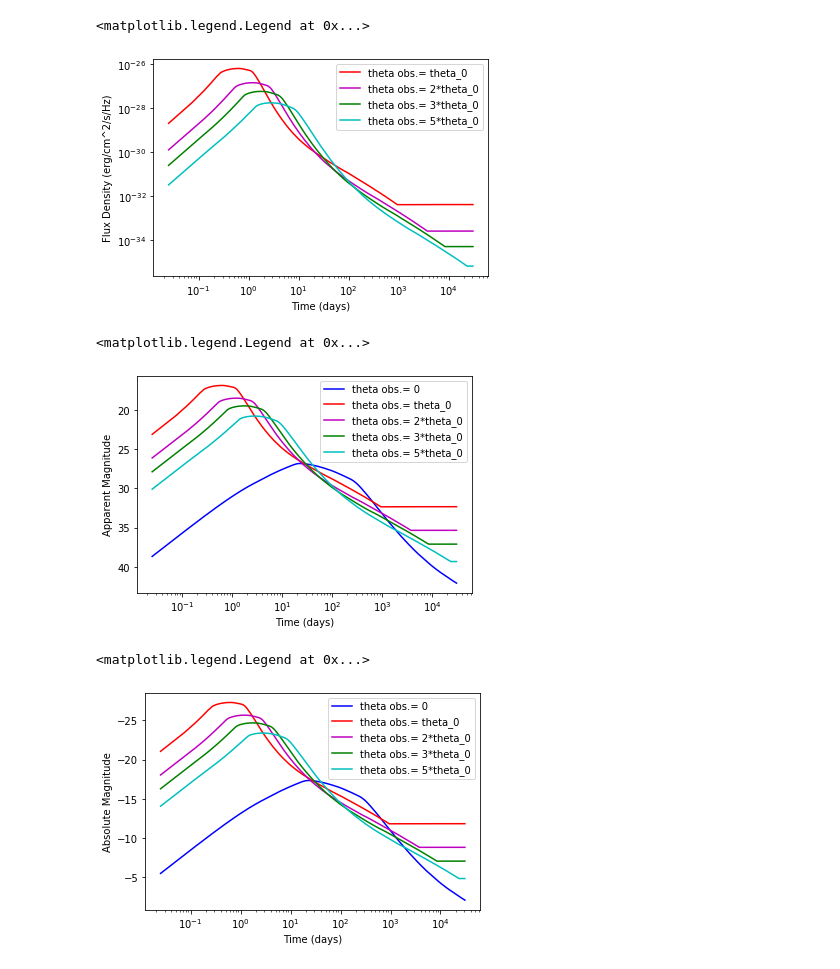
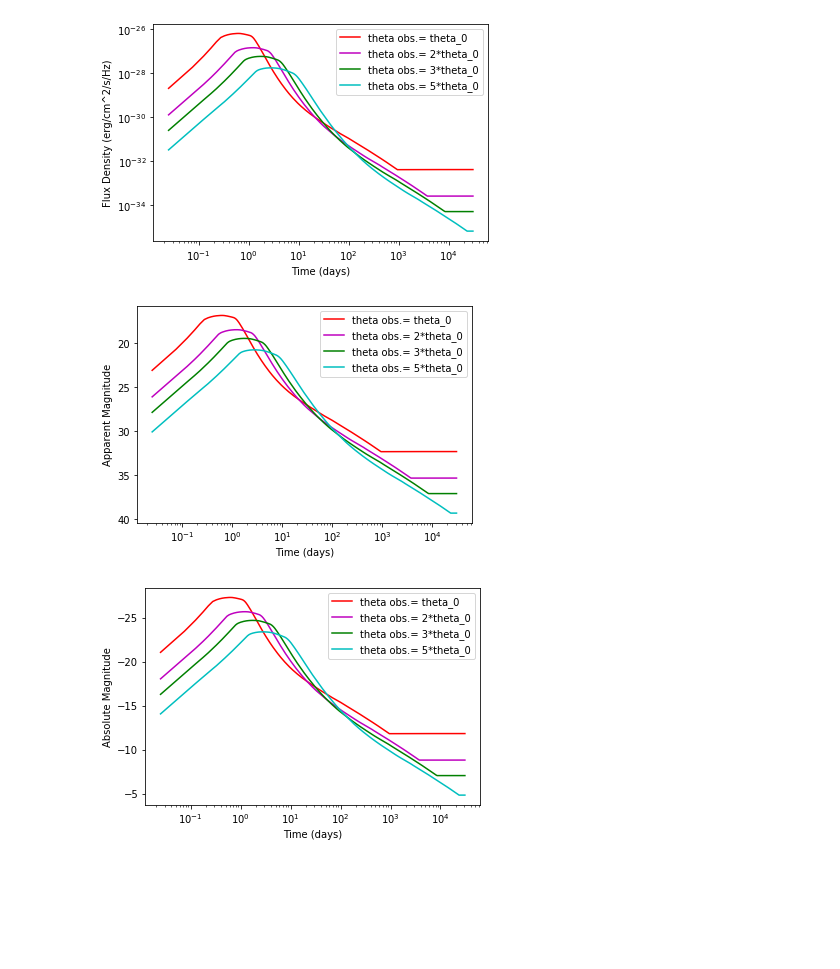
Before and after one commit to caitlin-king/summer-project, a Jupyter notebook: Off-Axis_curve_arbitrary_values.ipynb, the cells around one changed output. Saved outputs shown, nothing was run; the diff lists cells and outputs as text; code cells hidden in the pictures; blank space fills up the shorter version.

```diff
--- a/Off-Axis_curve_arbitrary_values.ipynb
+++ b/Off-Axis_curve_arbitrary_values.ipynb
@@ -10,29 +10,25 @@ t_0 = data[:,0]
 F_nu = data[:,1]
 
 
-def arbitrary_eqns(t_0, F_nu):
+theta_0 = math.pi/18
+E_52 = 80
+n_0 = 1
+z = 1
+theta_obs = 0.5
+theta_obs1 = theta_0
+theta_obs2 = 2*theta_0
+theta_obs3 = 3*theta_0
+theta_obs4 = 5*theta_0
 
-    theta_0 = math.pi/18
-    E_52 = 80
-    n_0 = 1
-    z = 1
-    theta_obs = 0.001
-    theta_obs1 = theta_0
-    theta_obs2 = 2*theta_0
-    theta_obs3 = 3*theta_0
-    theta_obs4 = 5*theta_0
+t_jetsec = (6.2*(1+z)*((E_52/n_0)**(1/3))*((theta_0/0.1)**(8/3)))*60
 
-    t_jetsec = (6.2*(1+z)*((E_52/n_0)**(1/3))*((theta_0/0.1)**(8/3)))*60
+gamma = (theta_0**(-1))*((t_0/t_jetsec)**(-1/2))         #equation for t_0 > t_jet
 
-    gamma = (theta_0**(-1))*((t_0/tjet_sec)**(-1/2))         #equation for t_0 > t_jet
-
-    a = 1/((1+gamma**2)*(theta_obs**2))
-    a_theta = 1/((1+gamma**2)*(theta_obs1**2))
-    a_2theta = 1/((1+gamma**2)*(theta_obs2**2))
-    a_3theta = 1/((1+gamma**2)*(theta_obs3**2))
-    a_5theta = 1/((1+gamma**2)*(theta_obs4**2))
-
-    return a, a_theta, a_2theta, a_3theta, a_5theta
+a = 1/((1+gamma**2)*(theta_obs**2))
+a_theta = 1/((1+gamma**2)*(theta_obs1**2))
+a_2theta = 1/((1+gamma**2)*(theta_obs2**2))
+a_3theta = 1/((1+gamma**2)*(theta_obs3**2))
+a_5theta = 1/((1+gamma**2)*(theta_obs4**2))
 # %%
 #The off-axis light curve with both the arbitrary frequency and time functions combined
 
@@ -111,48 +90,48 @@ plt.yscale('log')
 plt.xlabel('Time (days)')
 plt.ylabel('Flux Density (erg/cm^2/s/Hz)')
 plt.legend()
+plt.savefig("OffAxflux.png")
 # %% [output]
-<matplotlib.legend.Legend at 0x...>
 [figure]
 # %%
 
 
 #Plots of apparent and absolute AB magnitudes for various theta observed values
 
 m_AB = -2.5*np.log10(Fnu_off)-48.60
 m1_AB = -2.5*np.log10(Fnu_off1)-48.60
 m2_AB = -2.5*np.log10(Fnu_off2)-48.60
 m3_AB = -2.5*np.log10(Fnu_off3)-48.60
 m4_AB = -2.5*np.log10(Fnu_off4)-48.60
 
 d = D*(3.24078*pow(10, -19))
 
 M_AB = m_AB-5*np.log10(d)+5
 M1_AB = m1_AB-5*np.log10(d)+5
 M2_AB = m2_AB-5*np.log10(d)+5
 M3_AB = m3_AB-5*np.log10(d)+5
 M4_AB = m4_AB-5*np.log10(d)+5
 
 
-plt.plot(t_days, m_AB, "b-", label='theta obs.= 0')         #plot of time in days vs. apparent magnitude
+#plt.plot(t_days, m_AB, "b-", label='theta obs.= 0')         #plot of time in days vs. apparent magnitude
 plt.plot(t_days, m1_AB, "r-", label='theta obs.= theta_0')
 plt.plot(t_days, m2_AB, "m-", label='theta obs.= 2*theta_0')
 plt.plot(t_days, m3_AB, "g-", label='theta obs.= 3*theta_0')
 plt.plot(t_days, m4_AB, "c-", label='theta obs.= 5*theta_0')
 
 
 plt.xlabel('Time (days)')
 plt.ylabel('Apparent Magnitude')
 plt.xscale('log')
 plt.gca().invert_yaxis()
 plt.legend()
+plt.savefig("OffAxappmag.png")
 # %% [output]
-<matplotlib.legend.Legend at 0x...>
-[figure, old version]
+[figure, new version]
 # %%
 
 
-plt.plot(t_days, M_AB, "b-", label='theta obs.= 0')         #plot of time in days vs. absolute magnitude
+#plt.plot(t_days, M_AB, "b-", label='theta obs.= 0')         #plot of time in days vs. absolute magnitude
 plt.plot(t_days, M1_AB, "r-", label='theta obs.= theta_0')
 plt.plot(t_days, M2_AB, "m-", label='theta obs.= 2*theta_0')
 plt.plot(t_days, M3_AB, "g-", label='theta obs.= 3*theta_0')
@@ -164,6 +143,6 @@ plt.ylabel('Absolute Magnitude')
 plt.xscale('log')
 plt.gca().invert_yaxis()
 plt.legend()
+plt.savefig("OffAxabsmag.png")
 # %% [output]
-<matplotlib.legend.Legend at 0x...>
-[figure, old version]
+[figure, new version]
```
Also changed, not shown: parts of 1 cell of this notebook, 1 other file.
